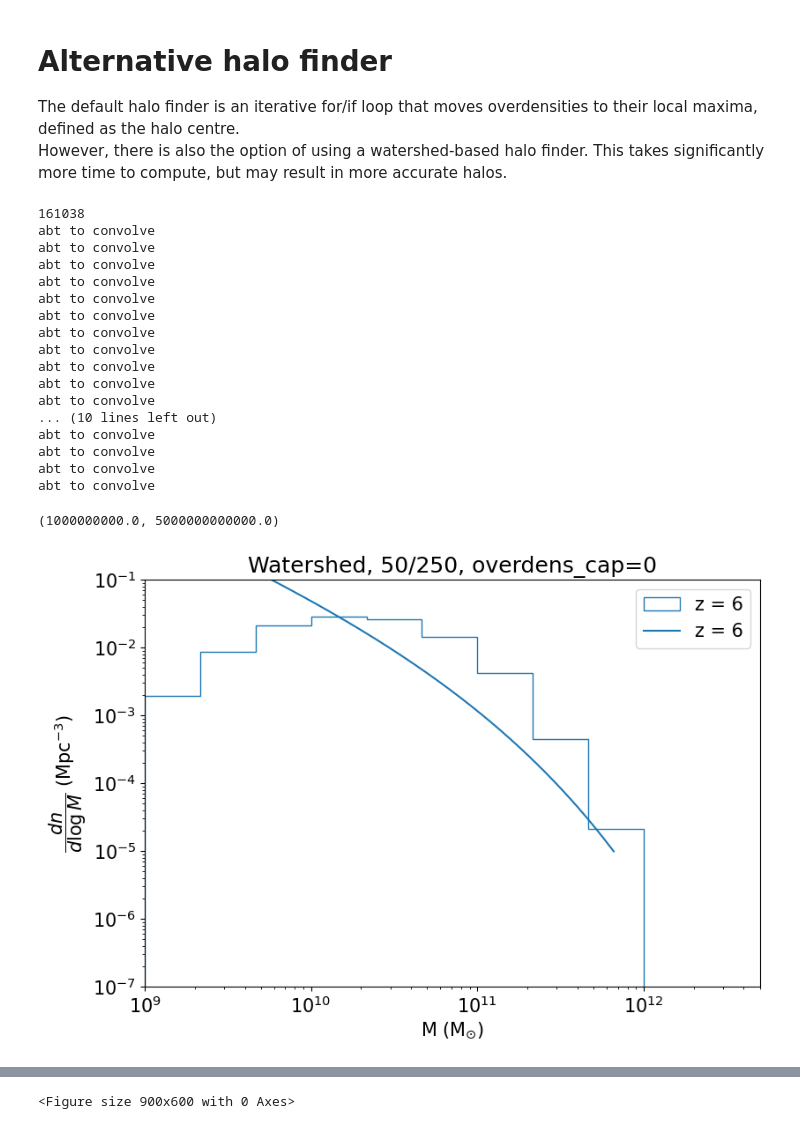
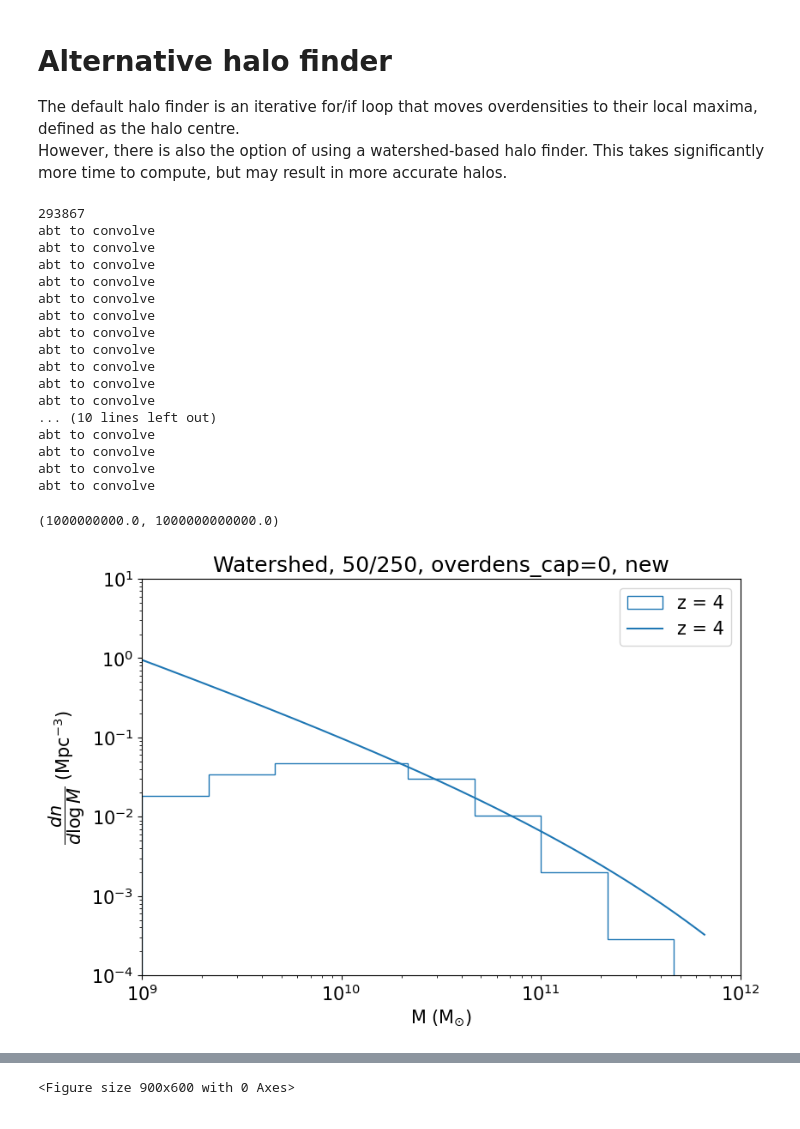
Before and after one commit to raxquax123/postEoR, a Jupyter notebook: examples.ipynb, the cells around one changed output, grey strips where cells are left out. Cells and saved outputs as stored; diff of their text form; code cells hidden in the pictures.

```diff
--- a/examples.ipynb
+++ b/examples.ipynb
@@ -81,6 +63,0 @@ abt to convolve
-# %%
-import matplotlib.pyplot as plt
-plt.rcParams['figure.figsize'] = [9, 6]
-box.gen_hmf(title="New iterative halo finder, 50/250, overdens_cap=1.686", set_bins=True)
-plt.ylim(1e-7, 1e1)
-plt.xlim(left=5e8,right=1e12)
@@ -134,9 +86,9 @@ Using input bins
 The default halo finder is an iterative for/if loop that moves overdensities to their local maxima, defined as the halo centre.
 However, there is also the option of using a watershed-based halo finder. This takes significantly more time to compute, but may result in more accurate halos.
 # %%
-box = gen.generate_box(6, 250, 50, use_watershed=True, overdens_cap=0)
+box = gen.generate_box(4, 250, 50, use_watershed=True, overdens_cap=0)
 # %% [output]
-161038
+293867
 abt to convolve
 abt to convolve
 abt to convolve
@@ -156,10 +112,10 @@ abt to convolve
 # %%
 import matplotlib.pyplot as plt
-box.gen_hmf(title="Watershed, 50/250, overdens_cap=0")
-plt.ylim(1e-7, 1e-1)
-plt.xlim(right=5e12)
+box.gen_hmf(title="Watershed, 50/250, overdens_cap=0, new")
+plt.ylim(1e-4, 1e1)
+plt.xlim(1e9, 1e12)
 # %% [output]
-(1000000000.0, 5000000000000.0)
+(1000000000.0, 1000000000000.0)
-[figure, old version]
+[figure, new version]
 # %%
 box.get_PS("BT", color="tab:blue")
```
Also changed, not shown: parts of 12 cells of this notebook, 7 other files.
